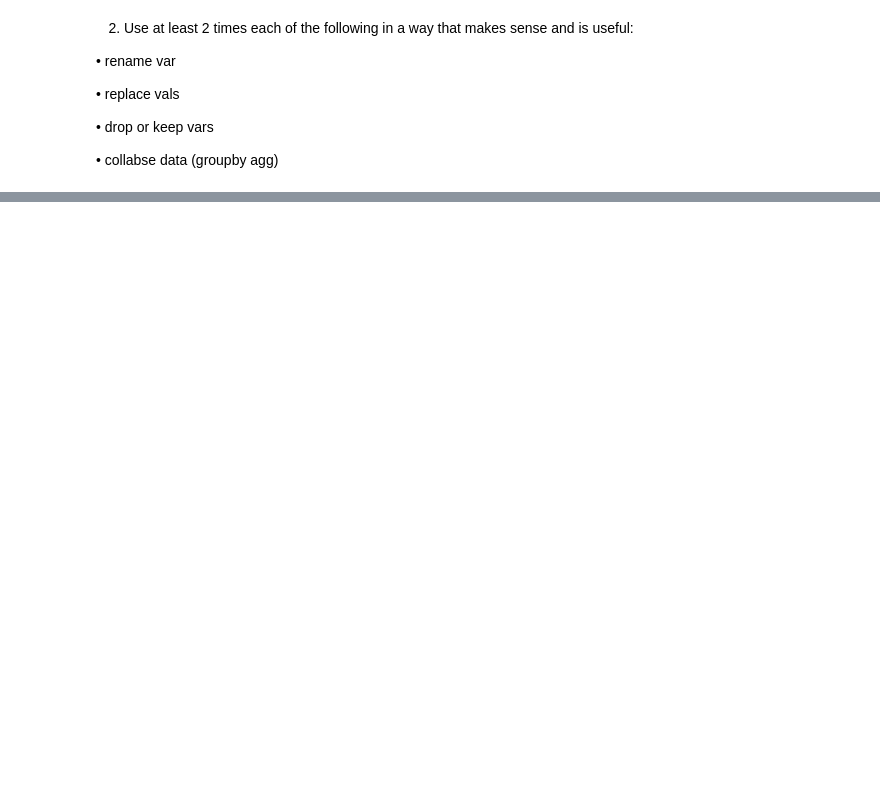
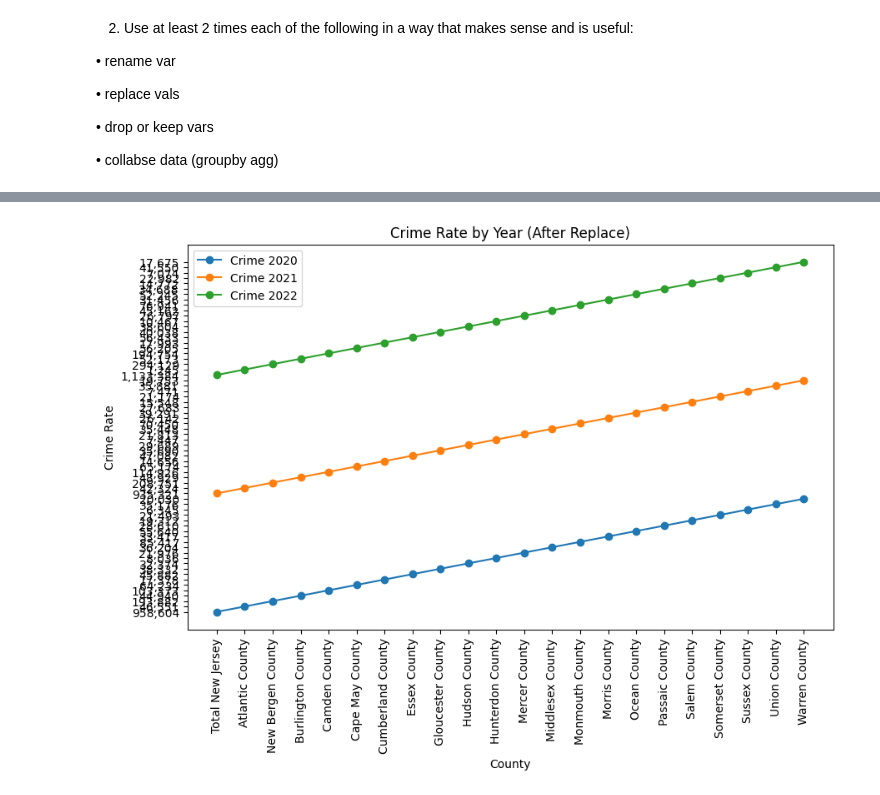
Before and after one commit to erikaguiracocha/Data-Visualization-2025, a Jupyter notebook: PS1erikaguiracocha.ipynb, the cells around one changed output, grey strips where cells are left out. Saved outputs shown, nothing was run; the diff lists cells and outputs as text; code cells hidden in the pictures; blank space fills up the shorter version.

```diff
--- a/PS1erikaguiracocha.ipynb
+++ b/PS1erikaguiracocha.ipynb
@@ -96,0 +241,18 @@ crime_data.rename(columns={
+# %%
+# Replace 'Bergen County' with a new value, e.g., 'New Bergen County'
+crime_data['County'] = crime_data['County'].replace('Bergen County', 'New Bergen County')
+
+# Plotting the crime data after replace
+plt.figure(figsize=(10,6))
+plt.plot(crime_data['County'], crime_data['2020'], label='Crime 2020', marker='o')
+plt.plot(crime_data['County'], crime_data['2021'], label='Crime 2021', marker='o')
+plt.plot(crime_data['County'], crime_data['2022'], label='Crime 2022', marker='o')
+
+plt.title('Crime Rate by Year (After Replace)')
+plt.xlabel('County')
+plt.ylabel('Crime Rate')
+plt.legend()
+plt.xticks(rotation=90)  # Rotate the x-axis labels for better visibility
+plt.show()
+# %% [output]
+[figure, added]
```
Also changed, not shown: parts of 10 cells of this notebook.
